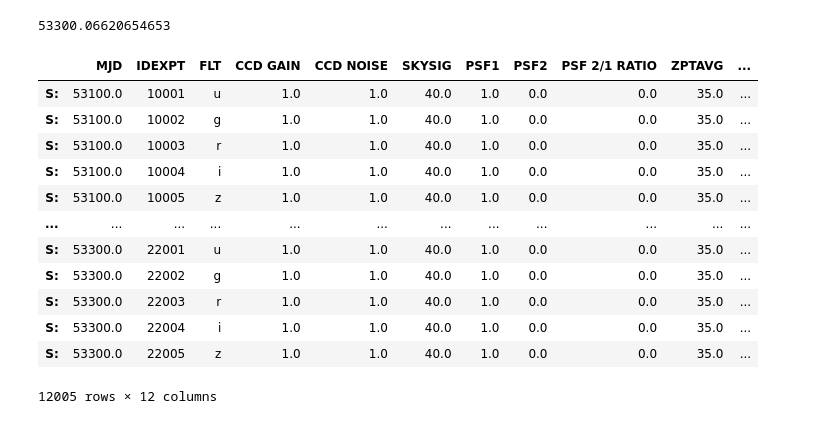
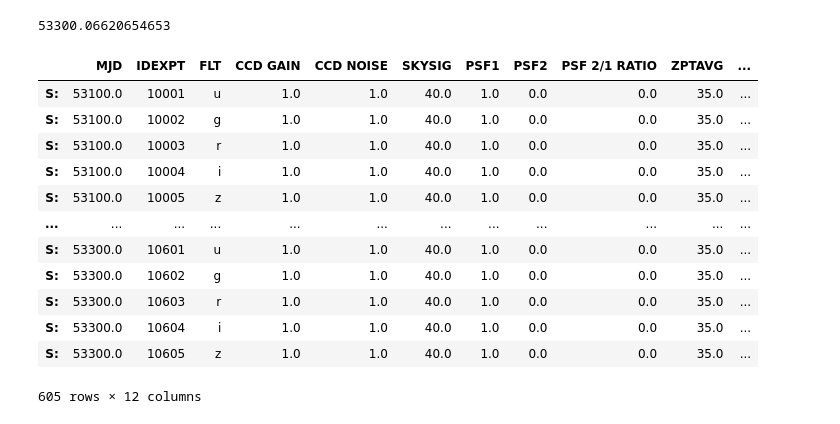
Before and after one commit to LSSTDESC/transient-host-sims, a Jupyter notebook: notebooks/make_new_simlib.ipynb, the cells around one changed output. Saved outputs shown, nothing was run; the diff lists cells and outputs as text; code cells hidden in the pictures.

```diff
--- a/notebooks/make_new_simlib.ipynb
+++ b/notebooks/make_new_simlib.ipynb
@@ -146,20 +150,20 @@ mjdsteps[-1]
 # %%
 ######## Some diagnostics below ############
 
 hdr = ["MJD", "IDEXPT", "FLT", "CCD GAIN", "CCD NOISE", "SKYSIG", "PSF1", "PSF2", "PSF 2/1 RATIO", "ZPTAVG", "ZPTERR", "MAG"]
-simlib = pd.read_csv(rootPath + "/SCOTCH_IDEAL_0.1DAY.SIMLIB", skiprows=8, names=hdr, delim_whitespace=True, skipfooter=2)
+simlib = pd.read_csv(rootPath + "/SCOTCH_IDEAL_2.0DAY.SIMLIB", skiprows=8, names=hdr, delim_whitespace=True, skipfooter=2)
 simlib
 # %% [output]
 |  | MJD | IDEXPT | FLT | CCD GAIN | CCD NOISE | SKYSIG | PSF1 | PSF2 | PSF 2/1 RATIO | ZPTAVG | ... |
 | S: | 53100.0 | 10001 | u | 1.0 | 1.0 | 40.0 | 1.0 | 0.0 | 0.0 | 35.0 | ... |
 | S: | 53100.0 | 10002 | g | 1.0 | 1.0 | 40.0 | 1.0 | 0.0 | 0.0 | 35.0 | ... |
 | S: | 53100.0 | 10003 | r | 1.0 | 1.0 | 40.0 | 1.0 | 0.0 | 0.0 | 35.0 | ... |
 | S: | 53100.0 | 10004 | i | 1.0 | 1.0 | 40.0 | 1.0 | 0.0 | 0.0 | 35.0 | ... |
 | S: | 53100.0 | 10005 | z | 1.0 | 1.0 | 40.0 | 1.0 | 0.0 | 0.0 | 35.0 | ... |
 | ... | ... | ... | ... | ... | ... | ... | ... | ... | ... | ... | ... |
-| S: | 53300.0 | 22001 | u | 1.0 | 1.0 | 40.0 | 1.0 | 0.0 | 0.0 | 35.0 | ... |
-| S: | 53300.0 | 22002 | g | 1.0 | 1.0 | 40.0 | 1.0 | 0.0 | 0.0 | 35.0 | ... |
-| S: | 53300.0 | 22003 | r | 1.0 | 1.0 | 40.0 | 1.0 | 0.0 | 0.0 | 35.0 | ... |
-| S: | 53300.0 | 22004 | i | 1.0 | 1.0 | 40.0 | 1.0 | 0.0 | 0.0 | 35.0 | ... |
-| S: | 53300.0 | 22005 | z | 1.0 | 1.0 | 40.0 | 1.0 | 0.0 | 0.0 | 35.0 | ... |
+| S: | 53300.0 | 10601 | u | 1.0 | 1.0 | 40.0 | 1.0 | 0.0 | 0.0 | 35.0 | ... |
+| S: | 53300.0 | 10602 | g | 1.0 | 1.0 | 40.0 | 1.0 | 0.0 | 0.0 | 35.0 | ... |
+| S: | 53300.0 | 10603 | r | 1.0 | 1.0 | 40.0 | 1.0 | 0.0 | 0.0 | 35.0 | ... |
+| S: | 53300.0 | 10604 | i | 1.0 | 1.0 | 40.0 | 1.0 | 0.0 | 0.0 | 35.0 | ... |
+| S: | 53300.0 | 10605 | z | 1.0 | 1.0 | 40.0 | 1.0 | 0.0 | 0.0 | 35.0 | ... |
-12005 rows × 12 columns
+605 rows × 12 columns
```
Also changed, not shown: parts of 3 cells of this notebook.
